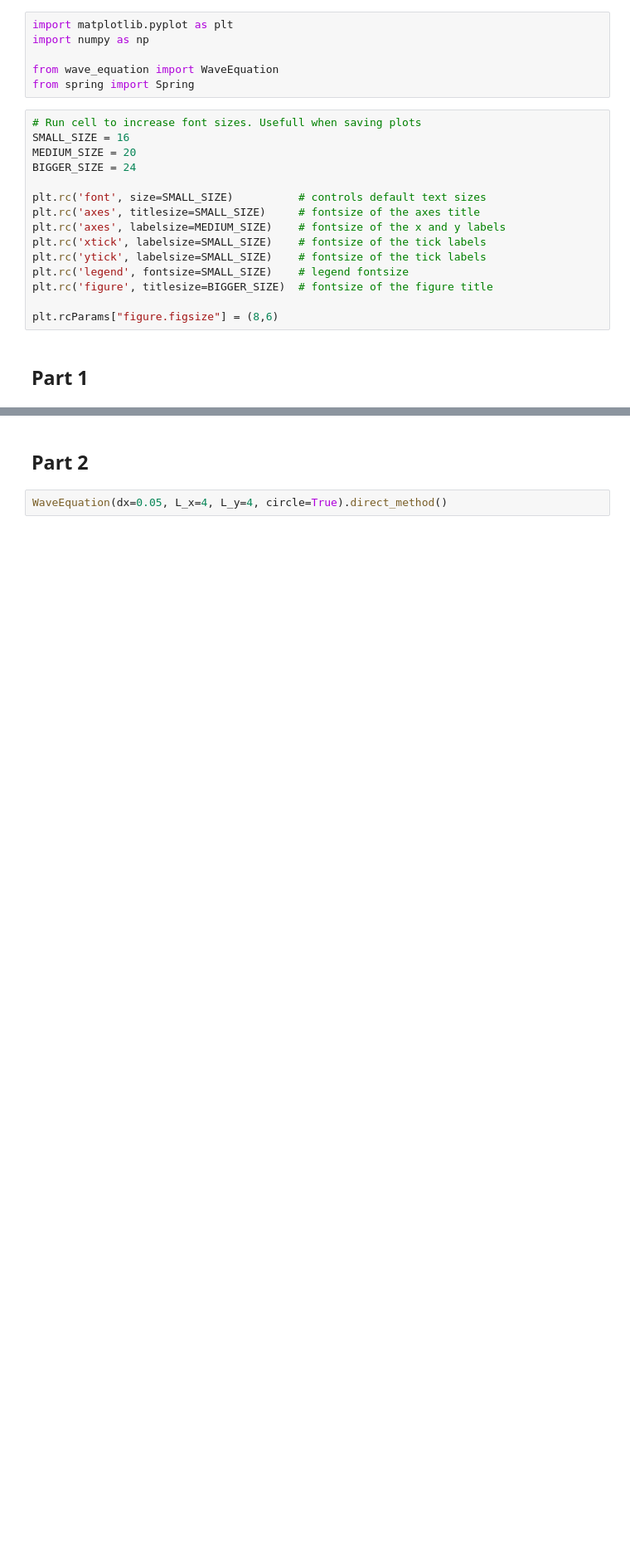
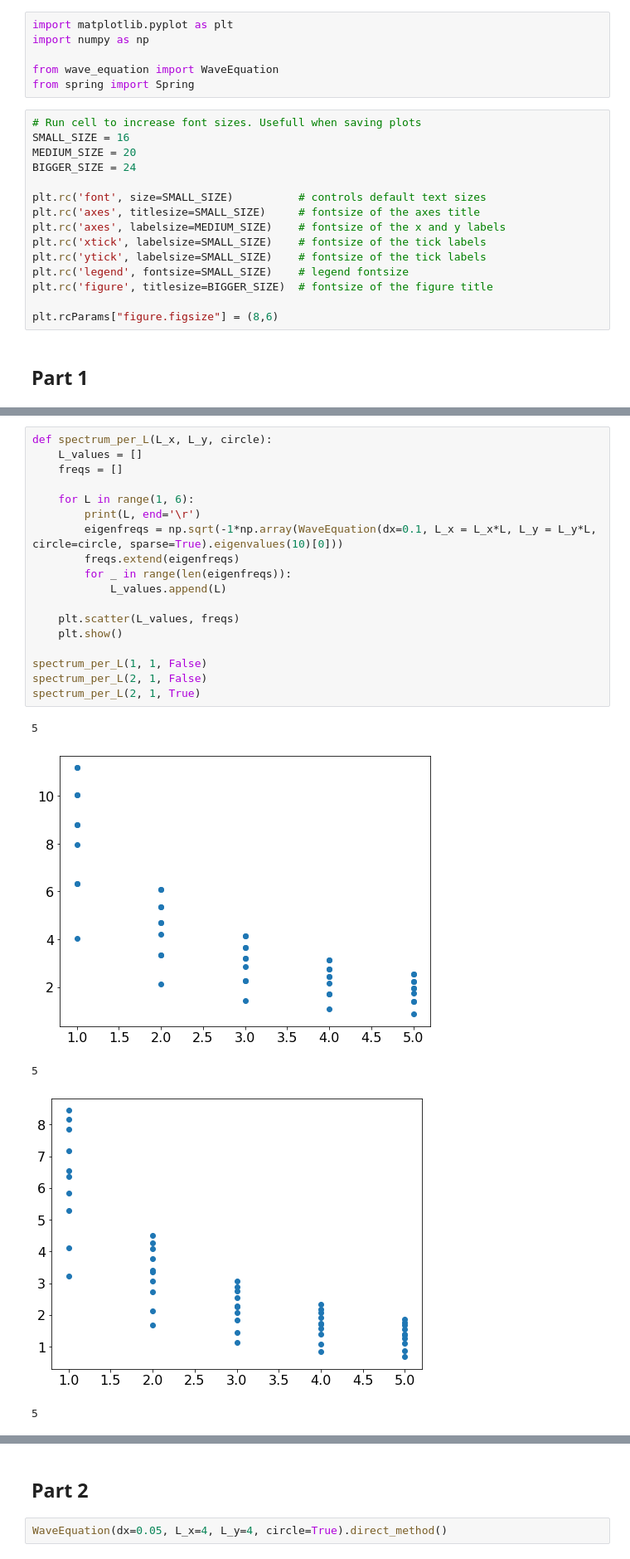
Before and after one commit to Nickvs99/ScientificComputing, a Jupyter notebook: Set 3/set3.ipynb, the cells around one changed output, grey strips where cells are left out. Shown at 83% size. Cells and saved outputs as stored; diff of their text form; blank space fills up the shorter version.

```diff
--- a/Set 3/set3.ipynb
+++ b/Set 3/set3.ipynb
@@ -26,0 +82,24 @@ plt.rcParams["figure.figsize"] = (8,6)
+# %%
+def spectrum_per_L(L_x, L_y, circle):
+    L_values = []
+    freqs = []
+
+    for L in range(1, 6):
+        print(L, end='\r')
+        eigenfreqs = np.sqrt(-1*np.array(WaveEquation(dx=0.1, L_x = L_x*L, L_y = L_y*L, circle=circle, sparse=True).eigenvalues(10)[0]))
+        freqs.extend(eigenfreqs)
+        for _ in range(len(eigenfreqs)):
+            L_values.append(L)
+
+    plt.scatter(L_values, freqs)
+    plt.show()
+
+spectrum_per_L(1, 1, False)
+spectrum_per_L(2, 1, False)
+spectrum_per_L(2, 1, True)
+# %% [output]
+5
+[figure, added]
+5
+[figure, added]
+5
```
Also changed, not shown: parts of 5 cells of this notebook, 1 other file.
